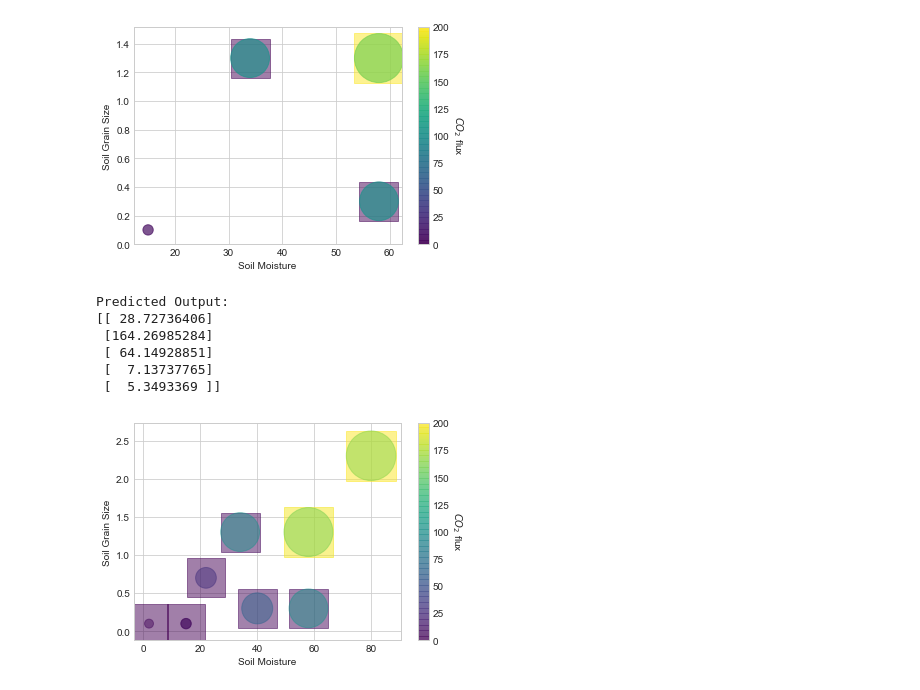
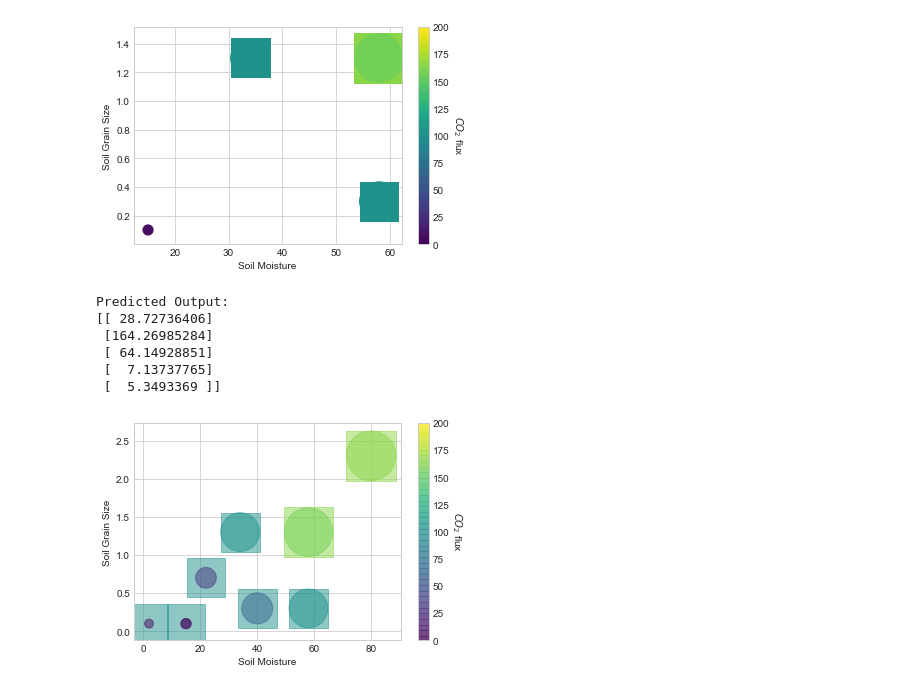
Before and after one commit to ypshiga/Neural_tutorial, a Jupyter notebook: NN_tutorial.ipynb, the cells around one changed output. Drawn from its saved outputs; the diff is of its cells as text; code cells hidden in the pictures.

```diff
--- a/NN_tutorial.ipynb
+++ b/NN_tutorial.ipynb
@@ -217,9 +217,10 @@ pred_2 = scaler_y.inverse_transform(NN.feedforward())
 # %%
 # Scatter Plot of features and predictions
 X_orig_2 = scaler_x.inverse_transform(X)
-plt.scatter(X_orig[:,0], X_orig[:,1], alpha=0.5,
+plt.scatter(X_orig[:,0], X_orig[:,1], alpha=1,
             s=15*pred, c=pred[:,0],  cmap='viridis',marker ='s')
-plt.scatter(X_orig_2[:,0], X_orig_2[:,1], alpha=.7,
+plt.clim(0, 200)
+plt.scatter(X_orig_2[:,0], X_orig_2[:,1], alpha=1,
             s=15*pred_2, c=pred_2[:,0],  cmap='viridis',marker ='o')
 
 plt.xlabel('Soil Moisture')
@@ -229,7 +230,7 @@ cbar = plt.colorbar()  # show color scale
 cbar.ax.get_yaxis().labelpad = 15
 cbar.ax.set_ylabel('$CO_{2}$ flux', rotation=270);
 # %% [output]
-[figure, old version]
+[figure, new version]
 # %%
 # Testing out of sample "locations"
 
@@ -253,16 +254,18 @@ Predicted Output:
 # %%
 # Scatter Plot of features and predictions
 X_all_2 = scaler_x.inverse_transform(np.concatenate((X,X_test), axis=0))
 pred_all_2 = np.concatenate((pred_2,pred_test_2), axis=0)
 plt.scatter(X_all[:,0], X_all[:,1], alpha=0.5,
             s=15*pred_all, c=pred_all[:,0],  cmap='viridis',marker ='s')
+plt.clim(0, 200)
+
 plt.scatter(X_all_2[:,0], X_all_2[:,1], alpha=0.5,
             s=15*pred_all_2, c=pred_all_2[:,0],  cmap='viridis',marker ='o')
 plt.xlabel('Soil Moisture')
 plt.ylabel('Soil Grain Size');
 plt.clim(0, 200)
 cbar = plt.colorbar();  # show color scale
 cbar.ax.get_yaxis().labelpad = 15
 cbar.ax.set_ylabel('$CO_{2}$ flux', rotation=270);
 # %% [output]
-[figure, old version]
+[figure, new version]
```
Also changed, not shown: parts of 5 cells of this notebook.
